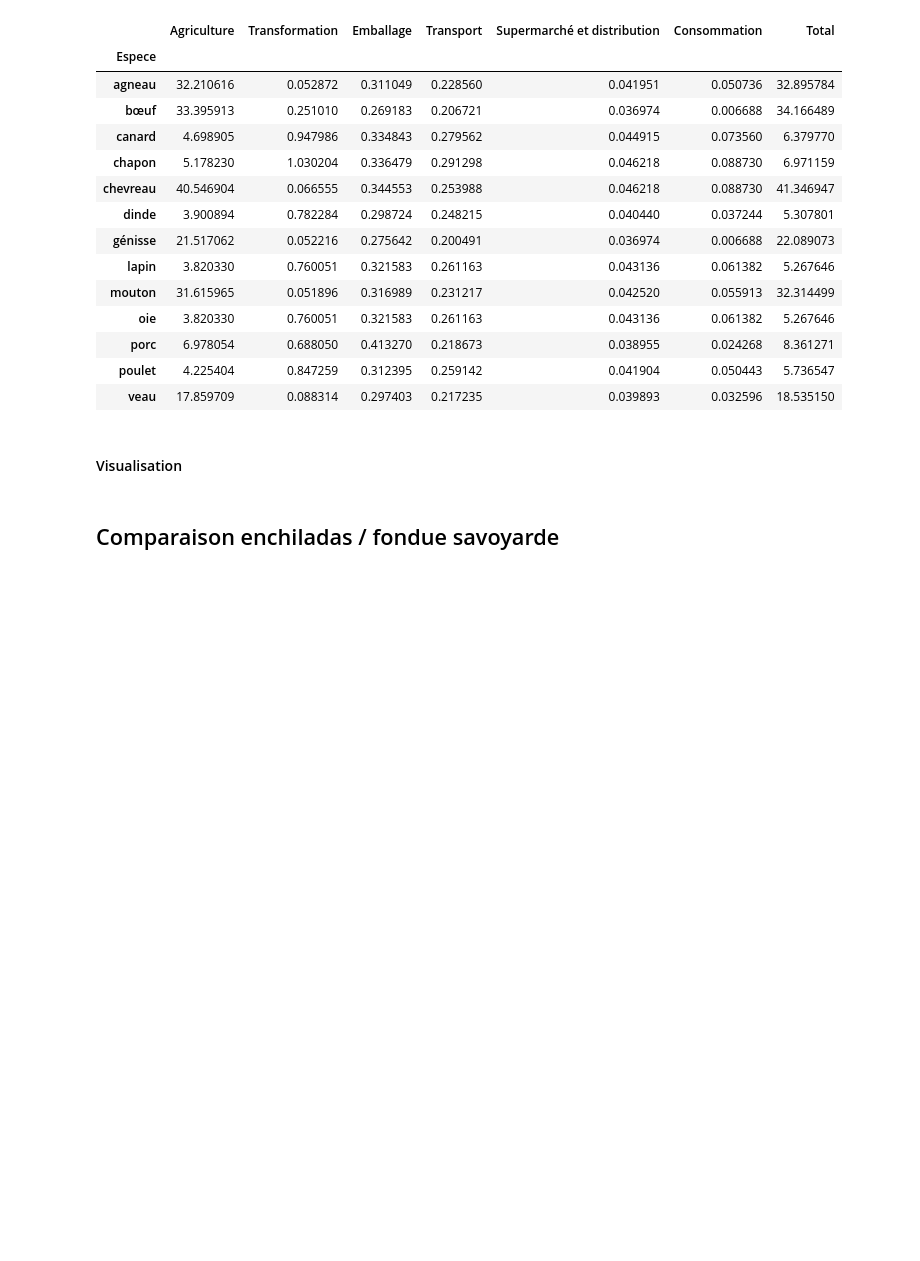
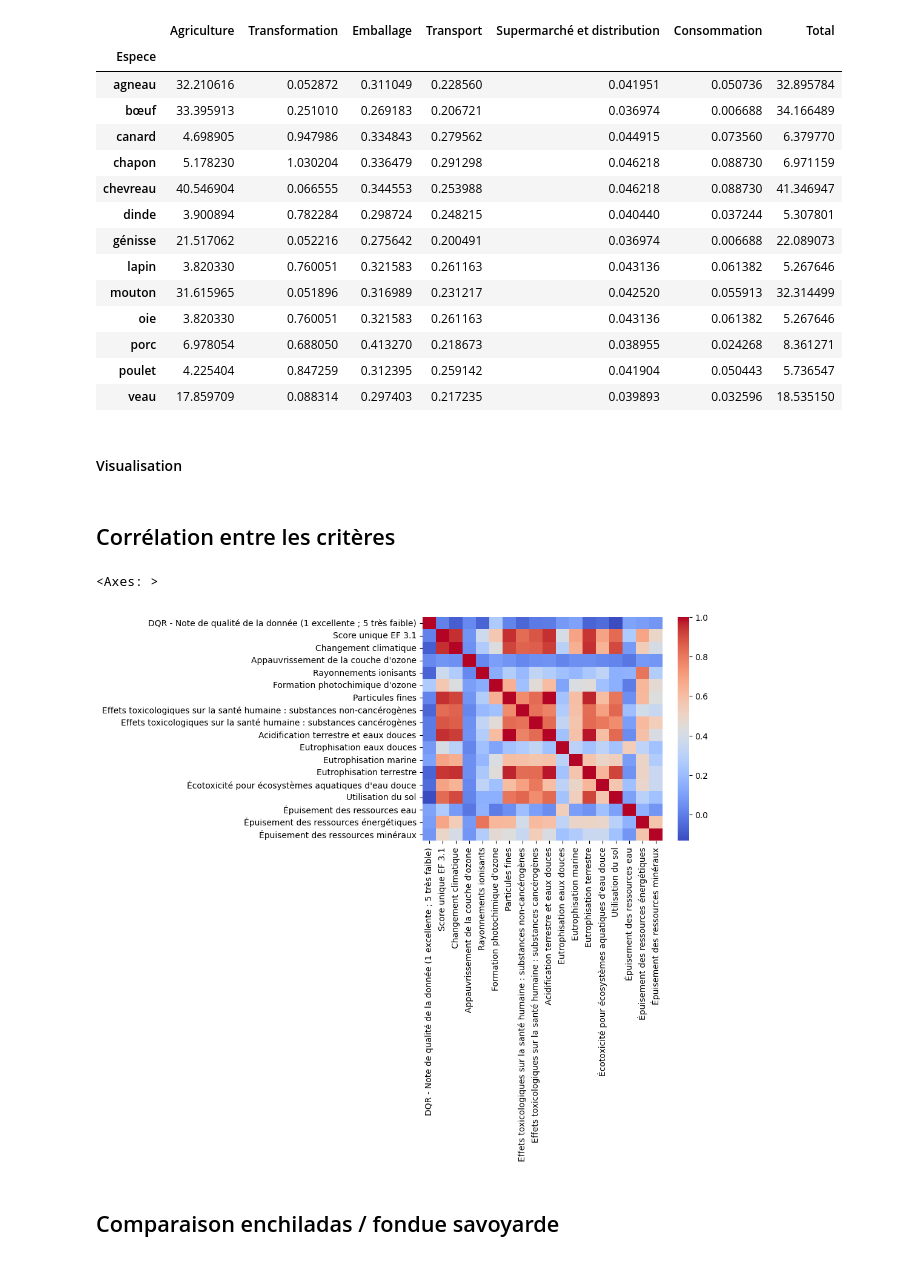
Before and after one commit to Anwen11/projet-python, a Jupyter notebook: Visualisation-des-données.ipynb, the cells around one changed output. Cells and saved outputs as stored; diff of their text form; code cells hidden in the pictures; blank space fills up the shorter version.

Commit message:
Rajout de visualisations corrélation et boxplot

```diff
--- a/Visualisation-des-données.ipynb
+++ b/Visualisation-des-données.ipynb
@@ -329,3 +297,5 @@ for indi in indicateurs:
 
 separation_graphique.update_layout(height=800, width=1200, title_text="Impact sur le changement climatique des aliments selon l'espèce animale et l'étape de production", showlegend = False)
 iplot({"data" : separation_graphique})
+# %% [markdown]
+## Corrélation entre les critères
@@ -332,3 +305,8 @@ iplot({"data" : separation_graphique})
+# %%
+sns.heatmap(dfsynthese[dfsynthese.columns[11:]].corr(), cmap="coolwarm")
+# %% [output]
+<Axes: >
+[figure, added]
 # %% [markdown]
 ## Comparaison enchiladas / fondue savoyarde
 # %% [markdown]
```
Also changed, not shown: parts of 4 cells of this notebook.
